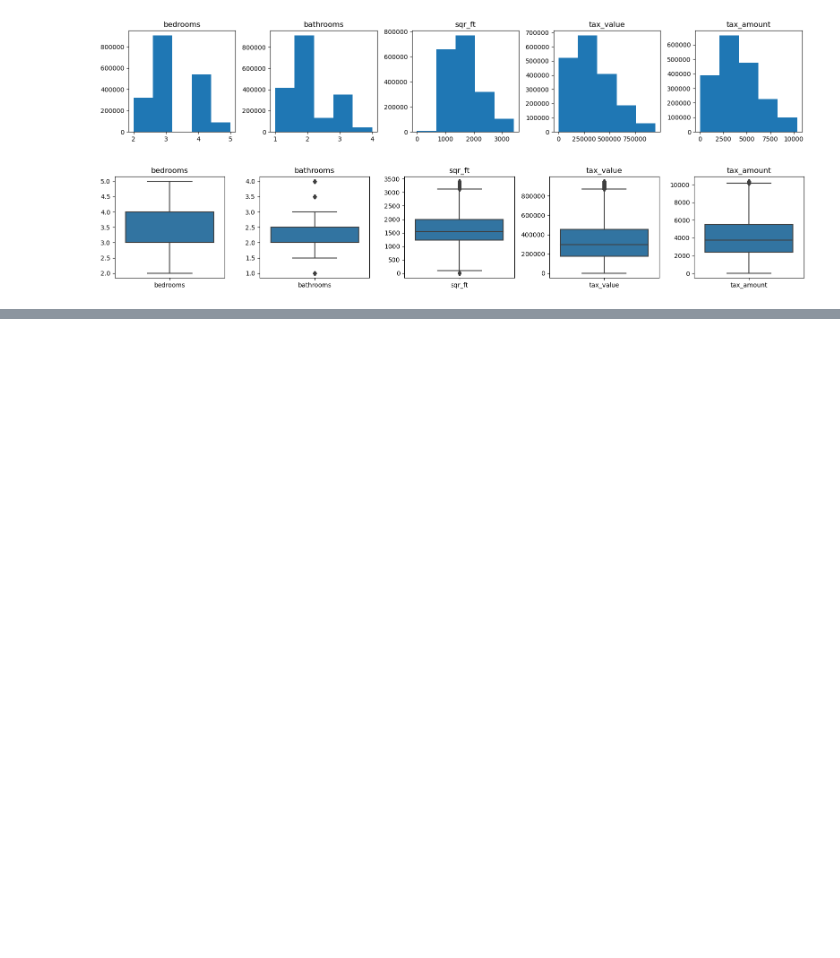
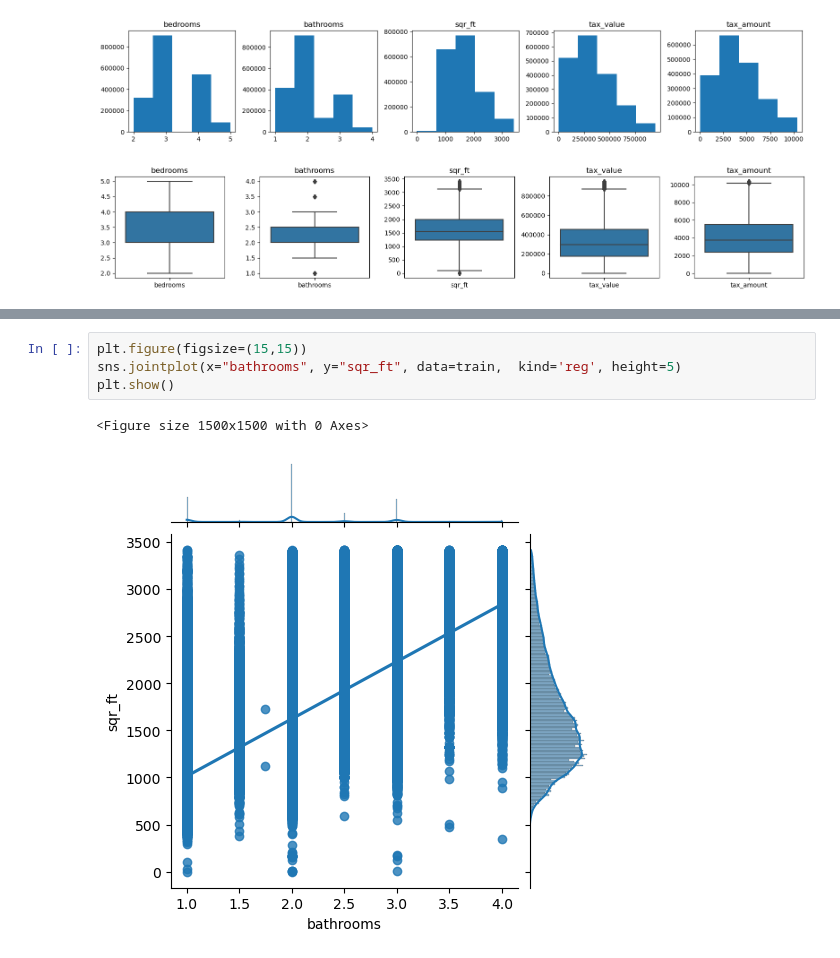
Before and after one commit to adriananuncio/zillow_project, a Jupyter notebook: Work.ipynb, the cells around one changed output, grey strips where cells are left out. Saved outputs shown, nothing was run; the diff lists cells and outputs as text; blank space fills up the shorter version.

```diff
--- a/Work.ipynb
+++ b/Work.ipynb
@@ -49,0 +116,7 @@ dtype: int64
+# %%
+plt.figure(figsize=(15,15))
+sns.jointplot(x="bathrooms", y="sqr_ft", data=train,  kind='reg', height=5)
+plt.show()
+# %% [output]
+<Figure size 1500x1500 with 0 Axes>
+[figure, added]
```
Also changed, not shown: parts of 16 cells of this notebook.
